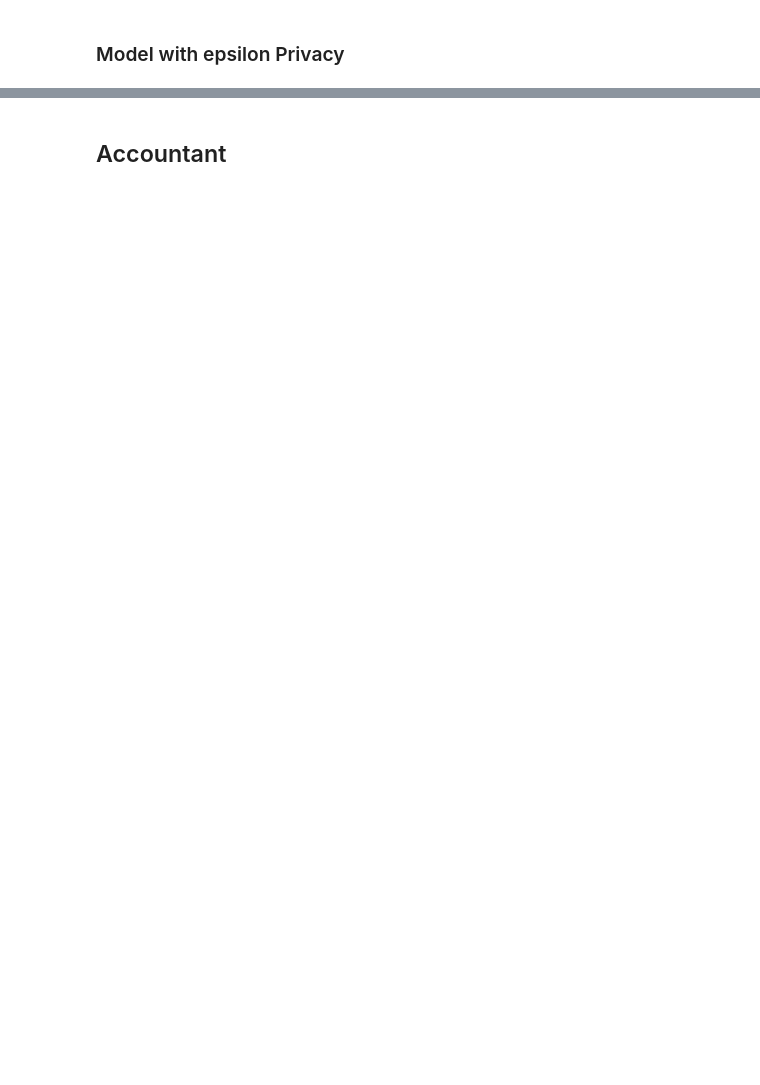
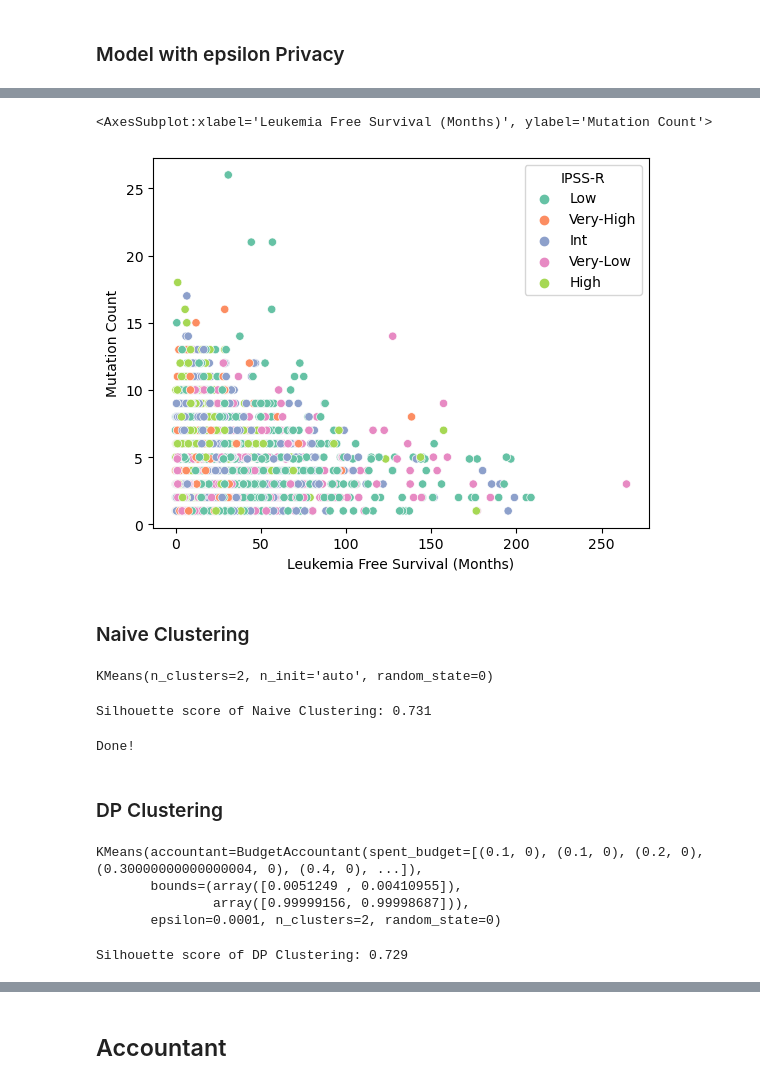
Before and after one commit to Kekkodf/Master-Thesis, a Jupyter notebook: Code/Notebook_thesis.ipynb, the cells around one changed output, grey strips where cells are left out. Drawn from its saved outputs; the diff is of its cells as text; code cells hidden in the pictures; blank space fills up the shorter version.

```diff
--- a/Code/Notebook_thesis.ipynb
+++ b/Code/Notebook_thesis.ipynb
@@ -301,0 +316,8 @@ plt.show()
+# %%
+data = df[['Age in years ','Leukemia Free Survival (Months)', 'Mutation Count', 'Hemoglobin (g/dL)', 'White Blood Cell Count (G/L)', 'Absolute Neutrophil Count (G/L)', 'IPSS-R Score', 'Sex', 'IPSS-R', 'WHO 2016 Classification']]
+
+# substitute missing values with mean
+data['Leukemia Free Survival (Months)'] = data['Leukemia Free Survival (Months)'].fillna(data['Leukemia Free Survival (Months)'].mean())
+data['Mutation Count'] = data['Mutation Count'].fillna(data['Mutation Count'].mean())
+
+data.head()
@@ -301,0 +341,6 @@ plt.show()
+# %%
+# Data Visualization
+sns.scatterplot(data = data, y = 'Mutation Count', x = 'Leukemia Free Survival (Months)', hue = 'IPSS-R', palette = 'Set2')
+# %% [output]
+<AxesSubplot:xlabel='Leukemia Free Survival (Months)', ylabel='Mutation Count'>
+[figure, added]
@@ -301,0 +360,60 @@ plt.show()
+# %% [markdown]
+### Naive Clustering
+# %%
+# Naive Clstering
+from sklearn.cluster import KMeans
+
+kmeans = KMeans(init="k-means++", n_clusters = 2, random_state = 0, n_init='auto')
+kmeans.fit(X_train_norm)
+# %% [output]
+KMeans(n_clusters=2, n_init='auto', random_state=0)
+# %%
+# Performance evaluation
+from sklearn.metrics import silhouette_score
+
+silhouette_score_model = silhouette_score(X_train_norm, kmeans.labels_, metric='euclidean')
+print("Silhouette score of Naive Clustering: %0.3f" %  silhouette_score_model)
+# %% [output]
+Silhouette score of Naive Clustering: 0.731
+# %%
+K = range(2, 21)
+fits = []
+score = []
+
+
+for k in K:
+    # train the model for current value of k on training data
+    model = KMeans(n_clusters = k, random_state = 0, n_init='auto').fit(X_train_norm)
+
+    # append the model to fits
+    fits.append(model)
+
+    # Append the silhouette score to scores
+    score.append(silhouette_score(X_train_norm, model.labels_, metric = 'euclidean'))
+
+print('Done!')
+# %% [output]
+Done!
+# %% [markdown]
+### DP Clustering
+# %%
+from diffprivlib.models.k_means import KMeans as dpKMeans
+
+# Create a KMeans model with differential privacy
+kmeans_dp = dpKMeans(n_clusters = 2, random_state = 0, epsilon=0.0001, bounds = bounds)
+kmeans_dp.fit(X_train_norm)
+# %% [output]
+KMeans(accountant=BudgetAccountant(spent_budget=[(0.1, 0), (0.1, 0), (0.2, 0), (0.30000000000000004, 0), (0.4, 0), ...]),
+       bounds=(array([0.0051249 , 0.00410955]),
+               array([0.99999156, 0.99998687])),
+       epsilon=0.0001, n_clusters=2, random_state=0)
+# %%
+from sklearn.metrics import silhouette_score
+
+# Bounds parameter specify the interval in whihc the values are, so that the model can correct himself accordingly
+
+# Performance evaluation
+silhouette_score_dp = silhouette_score(X_train_norm, kmeans_dp.labels_, metric='euclidean')
+print("Silhouette score of DP Clustering: %0.3f" % silhouette_score_dp)
+# %% [output]
+Silhouette score of DP Clustering: 0.729
```
Also changed, not shown: parts of 27 cells of this notebook.
